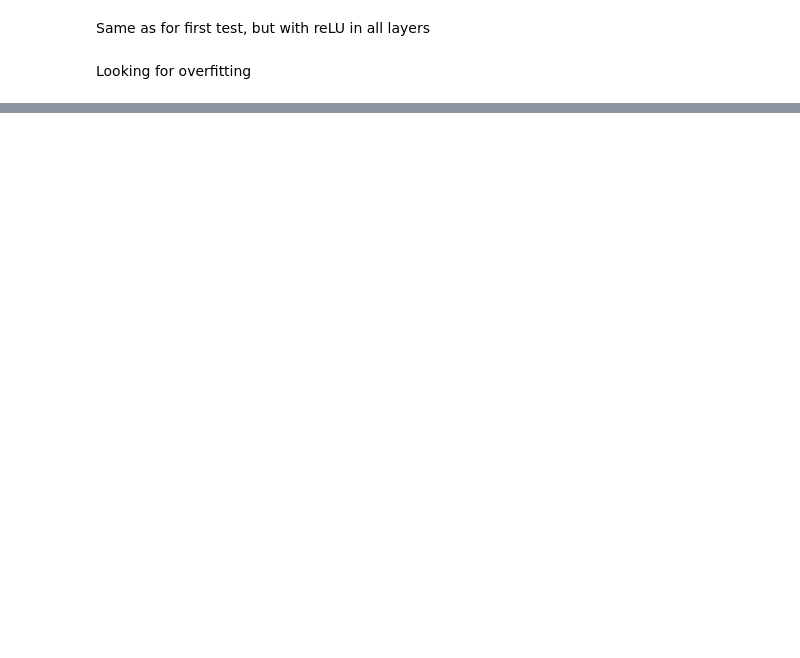
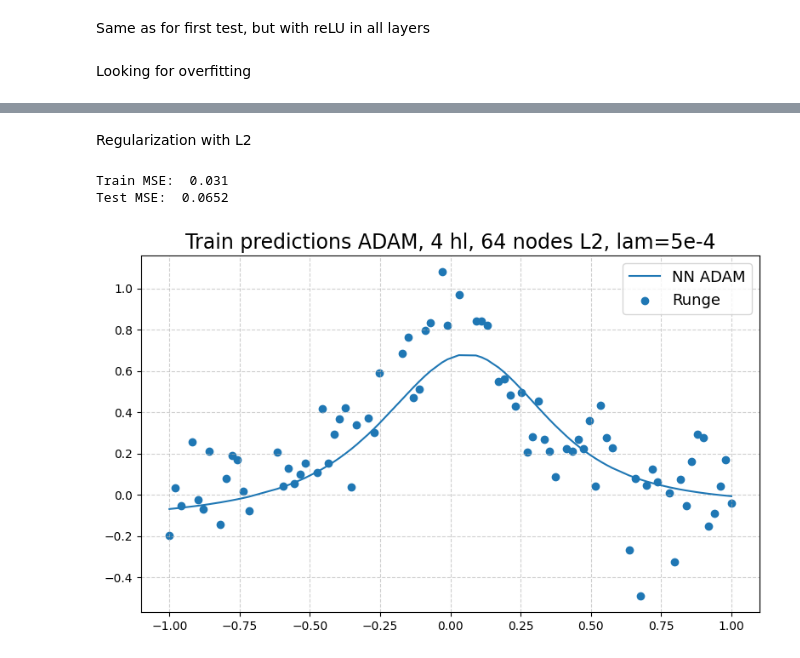
Before and after one commit to JVestly/Project-2, a Jupyter notebook: Code/tests_d.ipynb, the cells around one changed output, grey strips where cells are left out. Drawn from its saved outputs; the diff is of its cells as text; code cells hidden in the pictures; blank space fills up the shorter version.

```diff
--- a/Code/tests_d.ipynb
+++ b/Code/tests_d.ipynb
@@ -345,0 +431,38 @@ Looking for overfitting
+# %% [markdown]
+Regularization with L2
+# %%
+state=50
+datapoints=100
+noise_std=0.15
+
+X_train, X_test, Y_train, Y_test, x_train, x_test, y_train, y_test = create_and_scale_data(state, n=datapoints, noise_std=noise_std)
+hidden = 4
+node_size = 64
+hidden_act = sigmoid
+hidden_der = sigmoid_der
+
+LinRegL2 = NeuralNetwork(1,
+                       [node_size]*hidden + [1],
+                       [hidden_act]*hidden + [identity],
+                       [hidden_der]*hidden + [identity_der], mse, mse_der, l2=True, lam=5e-4)
+LinRegL2.train_SGD(X_train, y_train, epochs=2000, batch_size=32, learning_rate=0.01, functional=NN_ADAM)
+y_predL2 = LinRegL2.feed_forward(X_train)
+test_predL2 = LinRegL2.feed_forward(X_test)
+print("Train MSE: ", round(mse(y_predL2, y_train),4))
+print("Test MSE: ", round(mse(test_predL2, y_test),4))
+
+sort_indices = np.argsort(x_train.flatten())
+
+fig, ax = plt.subplots(figsize=(8, 5))
+
+ax.plot(x_train[sort_indices], y_predL2[sort_indices], label="NN ADAM")
+ax.scatter(x_train[sort_indices], y_train[sort_indices], label="Runge")
+
+ax.set_title("Train predictions ADAM, 4 hl, 64 nodes L2, lam=5e-4", fontsize=17)
+ax.legend(fontsize=13)
+ax.grid(True, linestyle="--", alpha=0.6)
+fig.tight_layout()
+# %% [output]
+Train MSE:  0.031
+Test MSE:  0.0652
+[figure, added]
```
Also changed, not shown: parts of 6 cells of this notebook.
